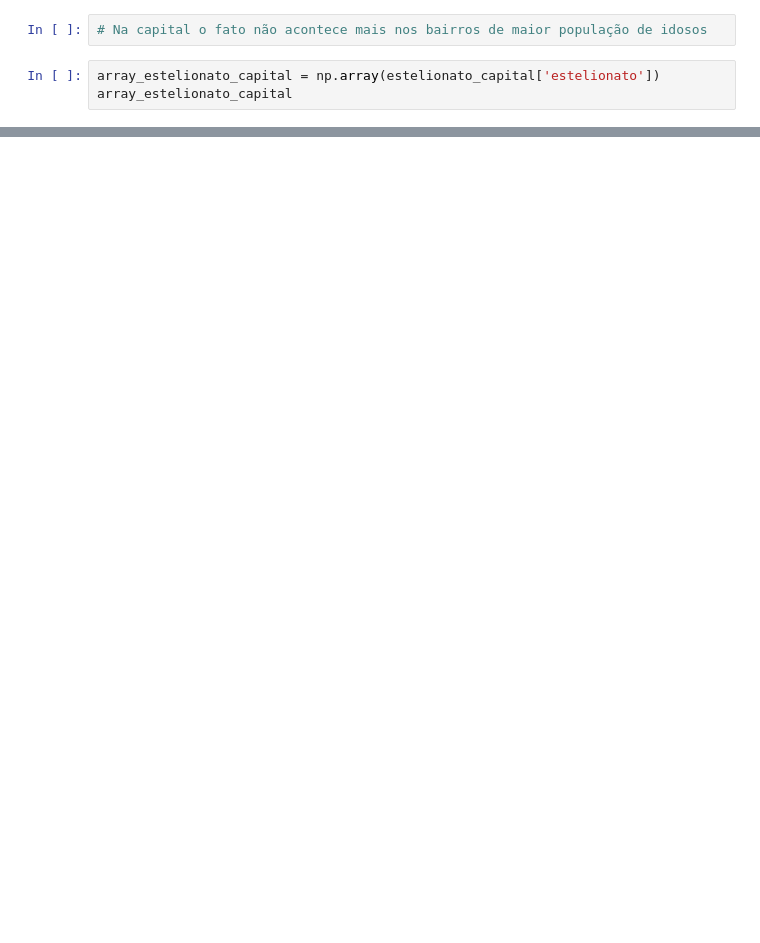
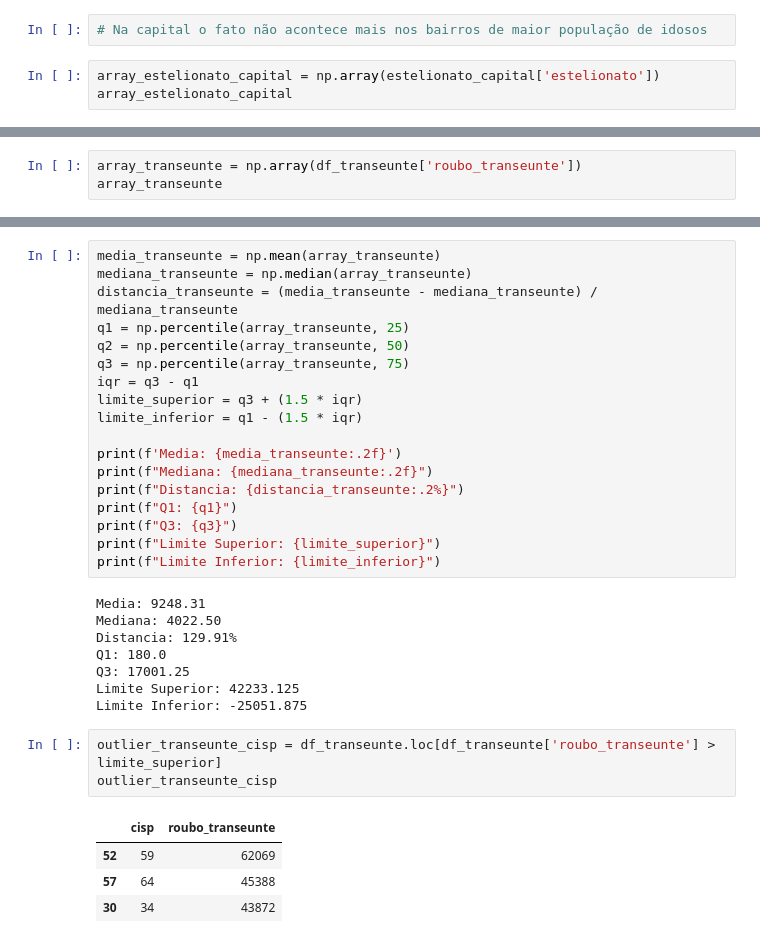
Before and after one commit to RafaelCruz660/UC2_Senac_dados, a Jupyter notebook: isp.ipynb, the cells around one changed output, grey strips where cells are left out. Saved outputs shown, nothing was run; the diff lists cells and outputs as text; blank space fills up the shorter version.

```diff
--- a/isp.ipynb
+++ b/isp.ipynb
@@ -267,0 +342,3 @@ top25_estelionato_capital
+# %%
+array_transeunte = np.array(df_transeunte['roubo_transeunte'])
+array_transeunte
@@ -267,0 +362,34 @@ top25_estelionato_capital
+# %%
+media_transeunte = np.mean(array_transeunte)
+mediana_transeunte = np.median(array_transeunte)
+distancia_transeunte = (media_transeunte - mediana_transeunte) / mediana_transeunte
+q1 = np.percentile(array_transeunte, 25)
+q2 = np.percentile(array_transeunte, 50)
+q3 = np.percentile(array_transeunte, 75)
+iqr = q3 - q1
+limite_superior = q3 + (1.5 * iqr)
+limite_inferior = q1 - (1.5 * iqr)
+
+print(f'Media: {media_transeunte:.2f}')
+print(f"Mediana: {mediana_transeunte:.2f}")
+print(f"Distancia: {distancia_transeunte:.2%}")
+print(f"Q1: {q1}")
+print(f"Q3: {q3}")
+print(f"Limite Superior: {limite_superior}")
+print(f"Limite Inferior: {limite_inferior}")
+# %% [output]
+Media: 9248.31
+Mediana: 4022.50
+Distancia: 129.91%
+Q1: 180.0
+Q3: 17001.25
+Limite Superior: 42233.125
+Limite Inferior: -25051.875
+# %%
+outlier_transeunte_cisp = df_transeunte.loc[df_transeunte['roubo_transeunte'] > limite_superior]
+outlier_transeunte_cisp
+# %% [output]
+|  | cisp | roubo_transeunte |
+| 52 | 59 | 62069 |
+| 57 | 64 | 45388 |
+| 30 | 34 | 43872 |
```
Also changed, not shown: parts of 23 cells of this notebook, 1 other file.
